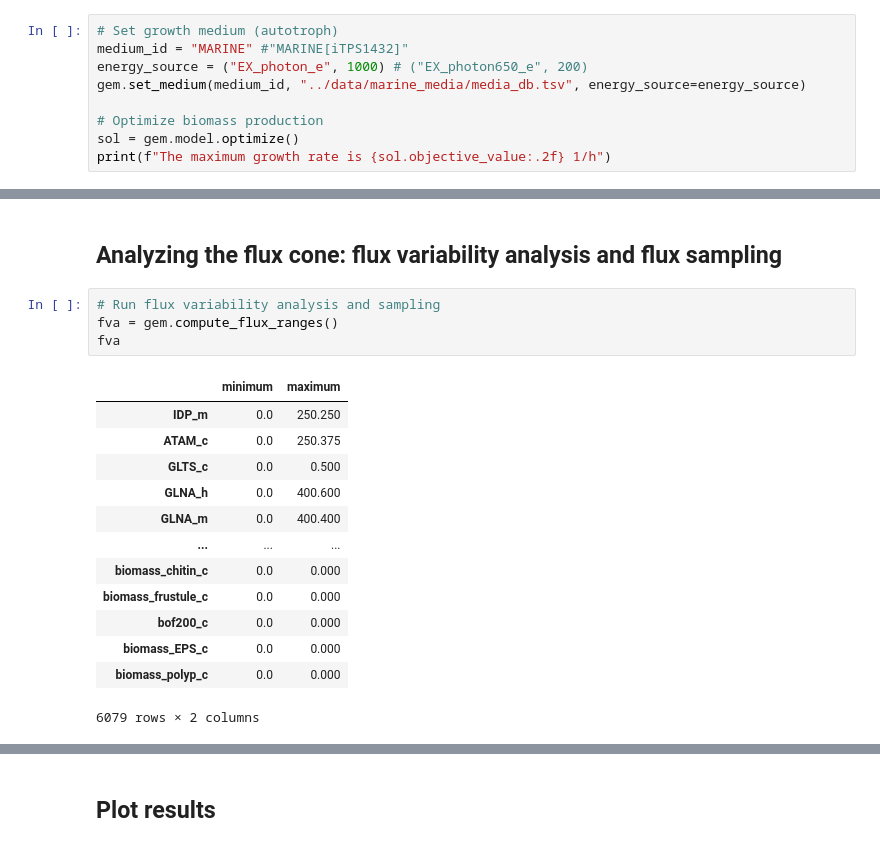
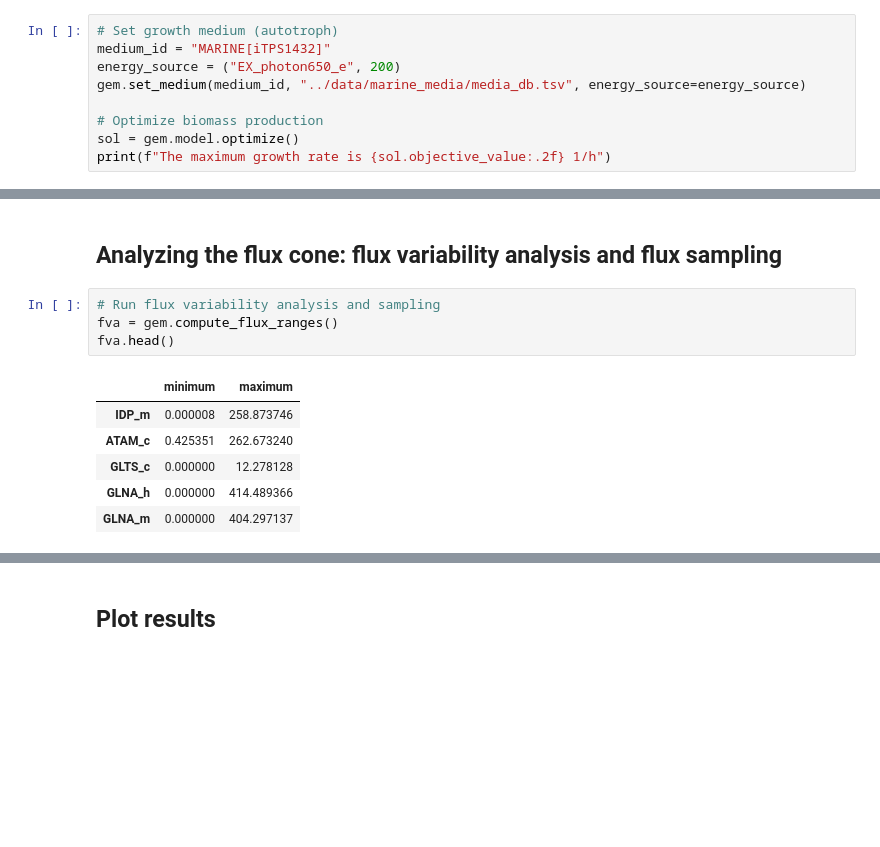
Before and after one commit to Robaina/Phycogem, a Jupyter notebook: docs/0_basic_examples.ipynb, the cells around one changed output, grey strips where cells are left out. Drawn from its saved outputs; the diff is of its cells as text; blank space fills up the shorter version.

```diff
--- a/docs/0_basic_examples.ipynb
+++ b/docs/0_basic_examples.ipynb
@@ -106,8 +110,8 @@ As expected, the number of rows of the stoichiometric matrix $S$ coincides with
 ## Flux balance analysis
 # %%
 # Set growth medium (autotroph)
-medium_id = "MARINE" #"MARINE[iTPS1432]"
-energy_source = ("EX_photon_e", 1000) # ("EX_photon650_e", 200)
+medium_id = "MARINE[iTPS1432]"
+energy_source = ("EX_photon650_e", 200)
 gem.set_medium(medium_id, "../data/marine_media/media_db.tsv", energy_source=energy_source)
 
 # Optimize biomass production
@@ -149,19 +152,12 @@ plt.show()
 # %%
 # Run flux variability analysis and sampling
 fva = gem.compute_flux_ranges()
-fva
+fva.head()
 # %% [output]
 |  | minimum | maximum |
-| IDP_m | 0.0 | 250.250 |
-| ATAM_c | 0.0 | 250.375 |
-| GLTS_c | 0.0 | 0.500 |
-| GLNA_h | 0.0 | 400.600 |
-| GLNA_m | 0.0 | 400.400 |
-| ... | ... | ... |
-| biomass_chitin_c | 0.0 | 0.000 |
-| biomass_frustule_c | 0.0 | 0.000 |
-| bof200_c | 0.0 | 0.000 |
-| biomass_EPS_c | 0.0 | 0.000 |
-| biomass_polyp_c | 0.0 | 0.000 |
+| IDP_m | 0.000008 | 258.873746 |
+| ATAM_c | 0.425351 | 262.673240 |
+| GLTS_c | 0.000000 | 12.278128 |
+| GLNA_h | 0.000000 | 414.489366 |
+| GLNA_m | 0.000000 | 404.297137 |
-6079 rows × 2 columns
 # %%
```
Also changed, not shown: parts of 16 cells of this notebook, 10 other files.
